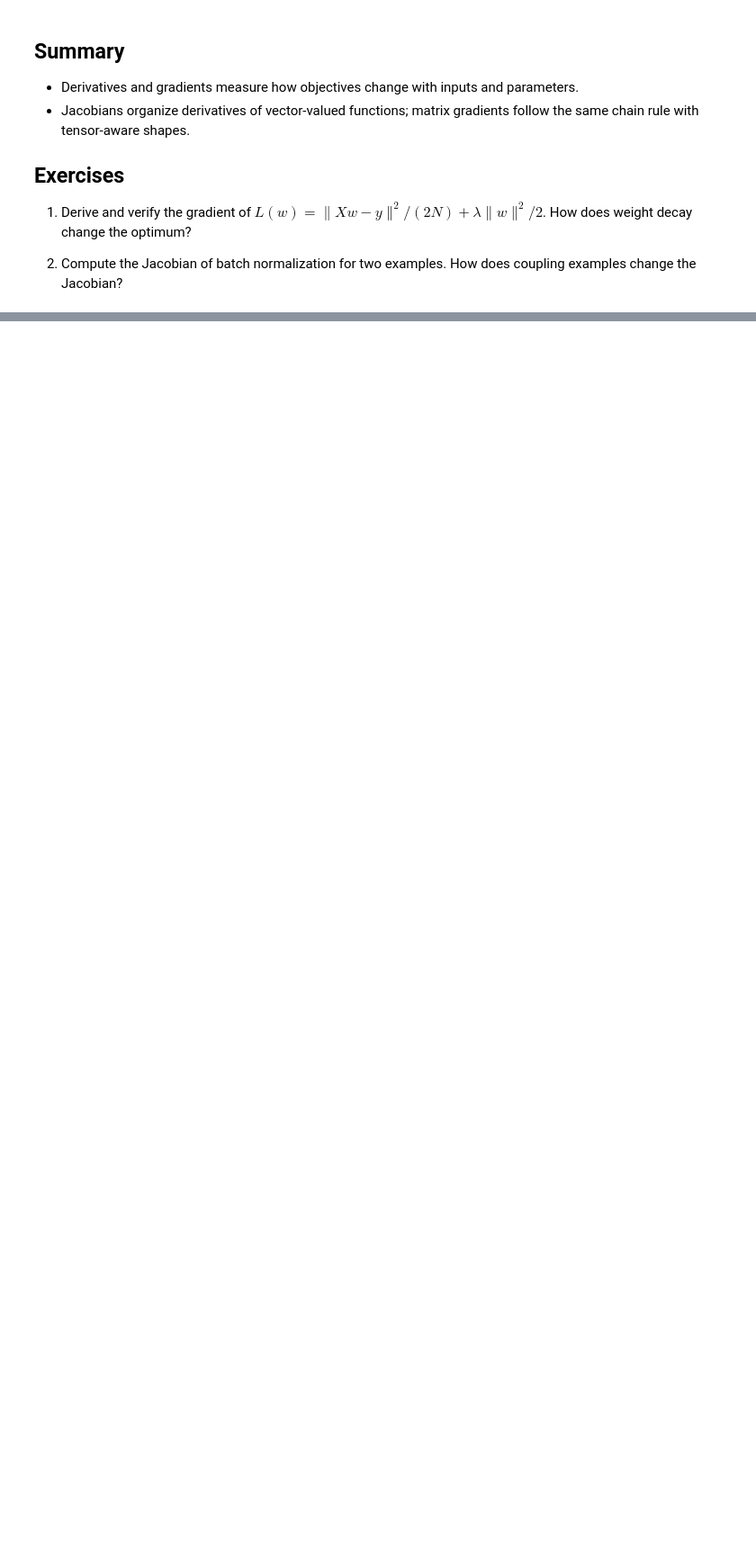
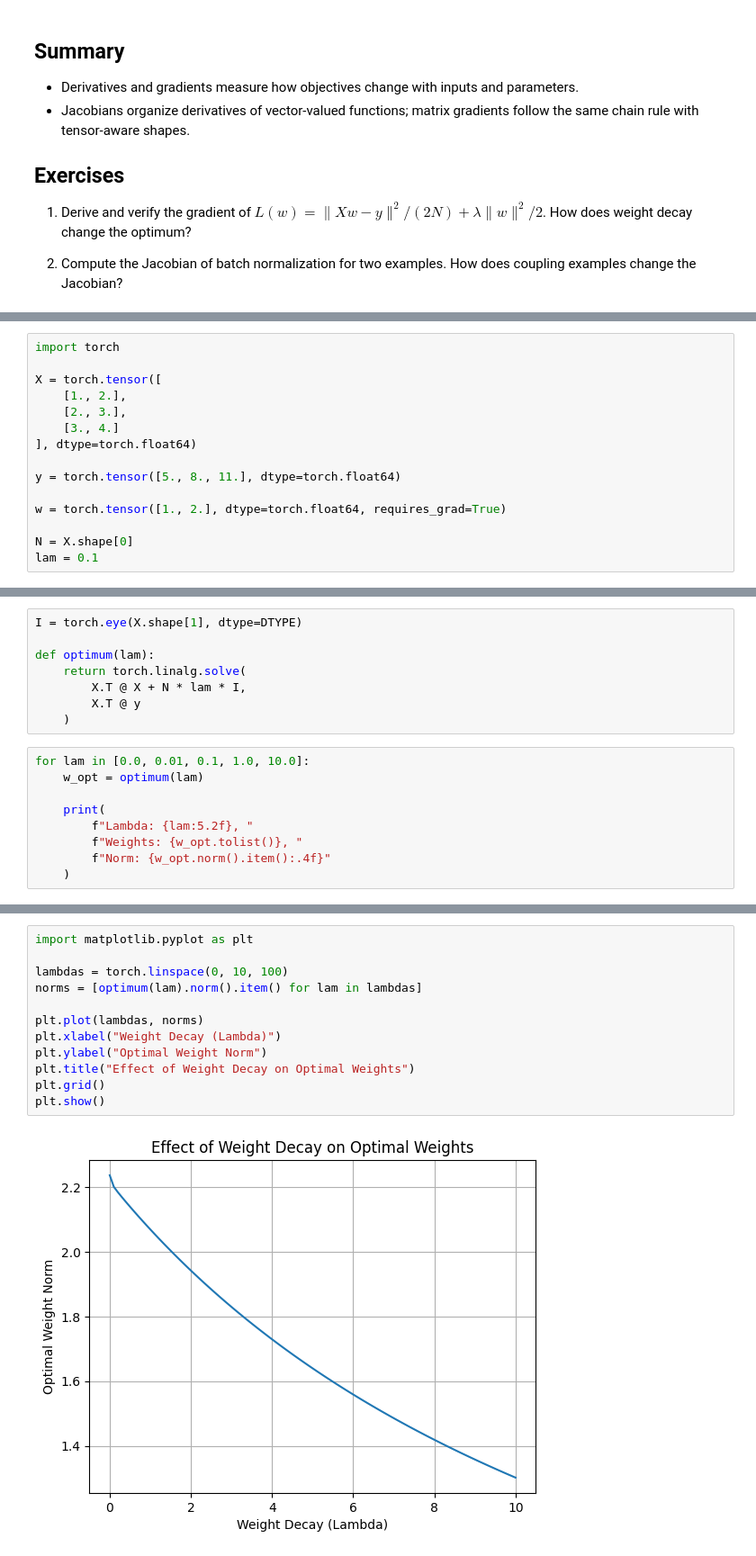
Before and after one commit to MAI-AIIU/mathematics-foundation, a Jupyter notebook: src/eighth-week/vector-calculus.ipynb, the cells around one changed output, grey strips where cells are left out. Shown at 90% size. Saved outputs shown, nothing was run; the diff lists cells and outputs as text; blank space fills up the shorter version.

```diff
--- a/src/eighth-week/vector-calculus.ipynb
+++ b/src/eighth-week/vector-calculus.ipynb
@@ -260,0 +300,15 @@ print("weight gradient shape =", tuple(layer.weight.grad.shape))
+# %%
+import torch
+
+X = torch.tensor([
+    [1., 2.],
+    [2., 3.],
+    [3., 4.]
+], dtype=torch.float64)
+
+y = torch.tensor([5., 8., 11.], dtype=torch.float64)
+
+w = torch.tensor([1., 2.], dtype=torch.float64, requires_grad=True)
+
+N = X.shape[0]
+lam = 0.1
@@ -260,0 +345,17 @@ print("weight gradient shape =", tuple(layer.weight.grad.shape))
+# %%
+I = torch.eye(X.shape[1], dtype=DTYPE)
+
+def optimum(lam):
+    return torch.linalg.solve(
+        X.T @ X + N * lam * I,
+        X.T @ y
+    )
+# %%
+for lam in [0.0, 0.01, 0.1, 1.0, 10.0]:
+    w_opt = optimum(lam)
+
+    print(
+        f"Lambda: {lam:5.2f}, "
+        f"Weights: {w_opt.tolist()}, "
+        f"Norm: {w_opt.norm().item():.4f}"
+    )
@@ -260,0 +368,14 @@ print("weight gradient shape =", tuple(layer.weight.grad.shape))
+# %%
+import matplotlib.pyplot as plt
+
+lambdas = torch.linspace(0, 10, 100)
+norms = [optimum(lam).norm().item() for lam in lambdas]
+
+plt.plot(lambdas, norms)
+plt.xlabel("Weight Decay (Lambda)")
+plt.ylabel("Optimal Weight Norm")
+plt.title("Effect of Weight Decay on Optimal Weights")
+plt.grid()
+plt.show()
+# %% [output]
+[figure, added]
```
Also changed, not shown: parts of 23 cells of this notebook.
